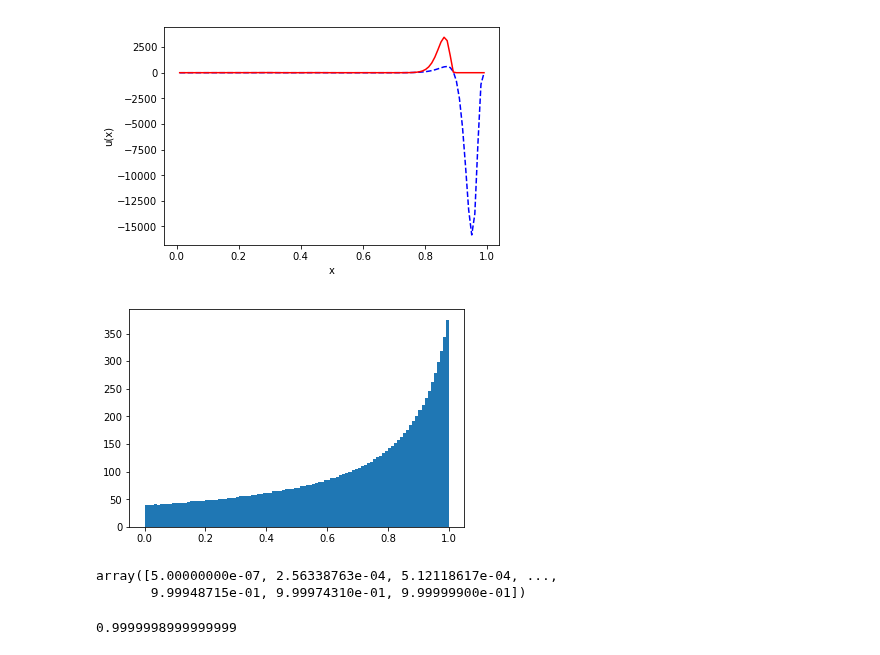
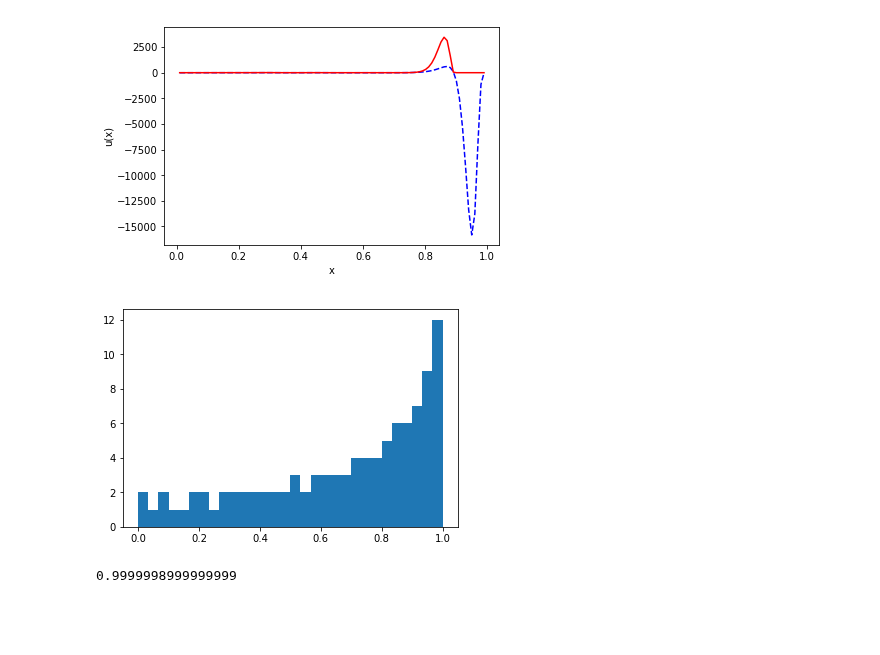
Before and after one commit to mijordan3/BNP_sensitivity, a Jupyter notebook: GMM_clustering/jupyter/clustering_iris_lucky_restart_functional_sensitivity_worst_case.ipynb, the cells around one changed output. Saved outputs shown, nothing was run; the diff lists cells and outputs as text; code cells hidden in the pictures; blank space fills up the shorter version.

```diff
--- a/GMM_clustering/jupyter/clustering_iris_lucky_restart_functional_sensitivity_worst_case.ipynb
+++ b/GMM_clustering/jupyter/clustering_iris_lucky_restart_functional_sensitivity_worst_case.ipynb
@@ -464,18 +440,13 @@ def eval_linear_interpolation(x, int_points_x, int_points_y):
 # %%
 # Get interpolating points
-n_int_points = 10000
+n_int_points = 100
 int_points_x_ = np.linspace(0.0, 1.0, n_int_points)
 int_points_x = np.sort((1 - (np.power(10, int_points_x_) - 1) / 9) * (1 - 0.6e-6) + 0.5e-6)
 # %%
 # plt.plot(int_points_x, np.zeros(len(int_points_x)), '.', alpha = 0.005)
-plt.hist(int_points_x, bins = 100);
+plt.hist(int_points_x, bins = 30);
 # %% [output]
-[figure, old version]
+[figure, new version]
-# %%
-int_points_x
-# %% [output]
-array([5.00000000e-07, 2.56338763e-04, 5.12118617e-04, ...,
-       9.99948715e-01, 9.99974310e-01, 9.99999900e-01])
 # %%
 np.max(int_points_x)
 # %% [output]
```
Also changed, not shown: parts of 50 cells of this notebook, 3 other files.
